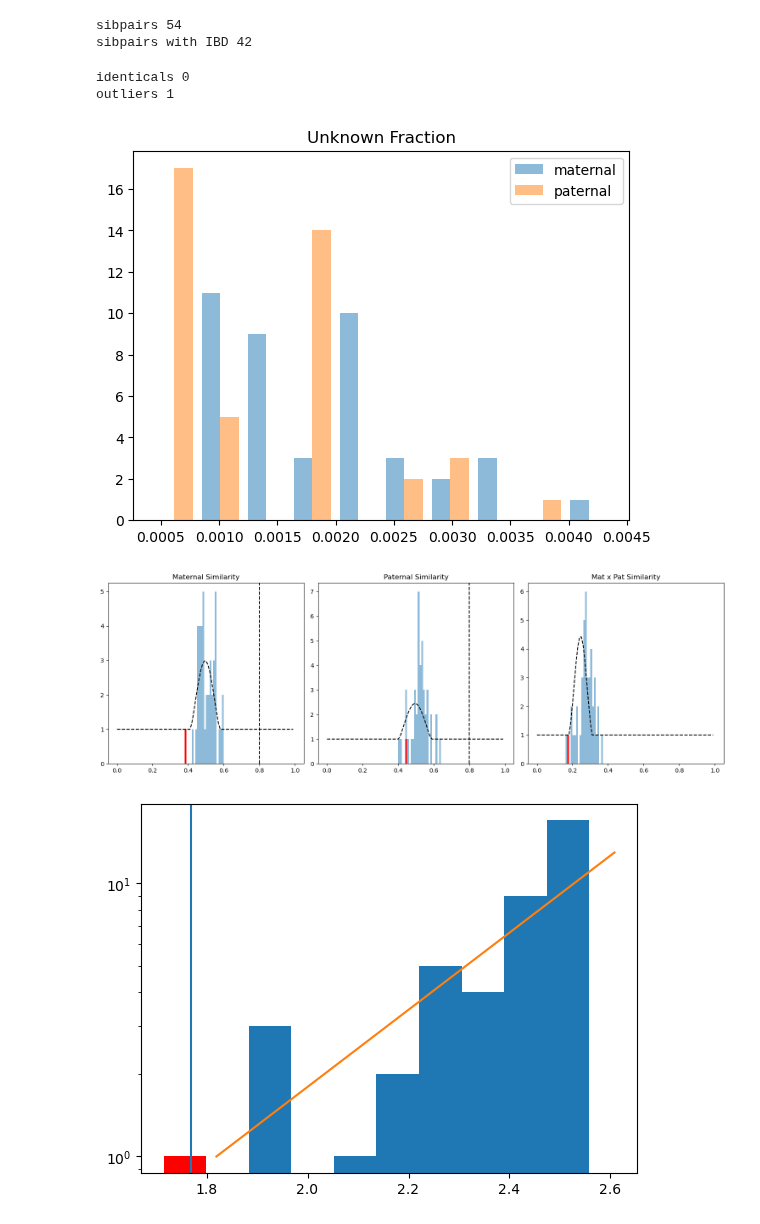
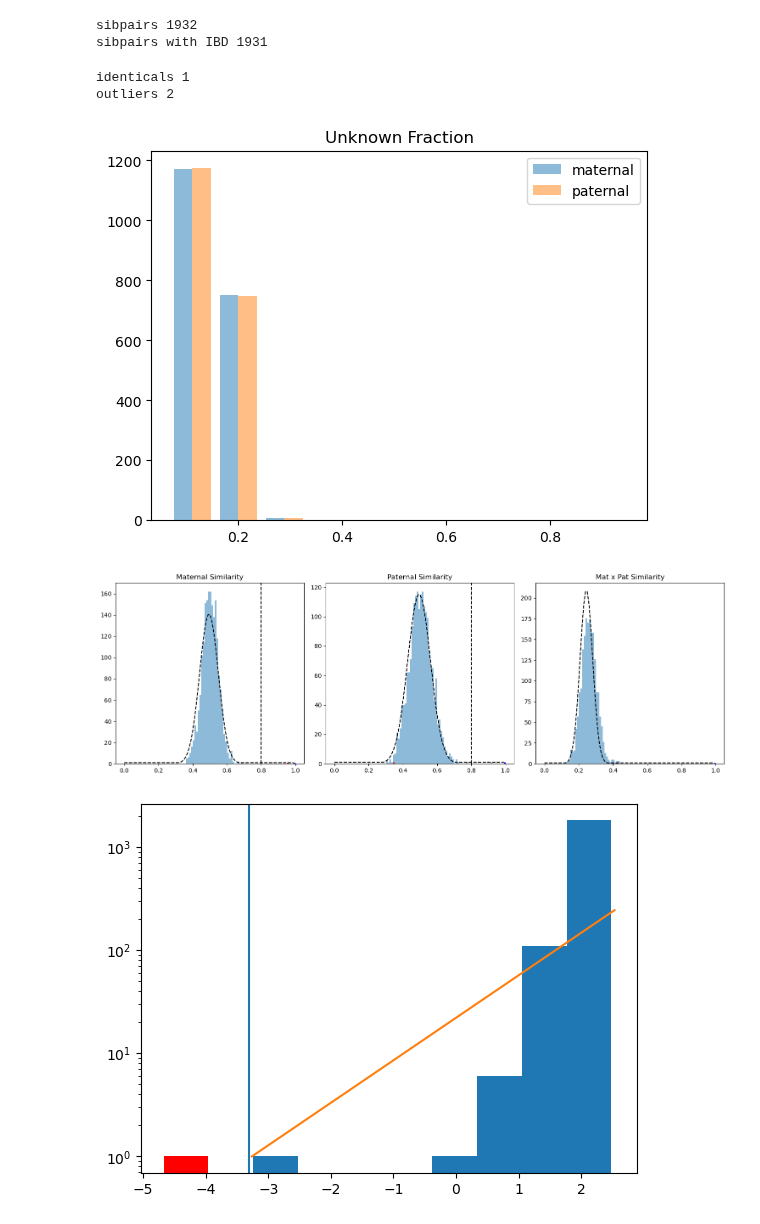
Before and after one commit to kpaskov/PhasingFamilies, a Jupyter notebook: qc/Visualize-Sibpair-IBD.ipynb, the cells around one changed output. Saved outputs shown, nothing was run; the diff lists cells and outputs as text; code cells hidden in the pictures.

```diff
--- a/qc/Visualize-Sibpair-IBD.ipynb
+++ b/qc/Visualize-Sibpair-IBD.ipynb
@@ -10,8 +10,8 @@ sys.path.append('../phase')
 from phase.input_output import PhaseData
 from phase.qc import OutlierDetector
 # %%
-#data_dir = '../../DATA/ssc.hg38'
-data_dir = '../../DATA/platinum'
+data_dir = '../../DATA/ssc.hg38'
+#data_dir = '../../DATA/platinum_sim'
 #phase_name = 'X'
 phase_name = None
 #phase_name = 'noHTS'
@@ -33,17 +33,17 @@ print('sibpairs', len(sibpairs))
 sibpairs = [x for x in sibpairs if x['maternal_ibd'] is not None and x['paternal_ibd'] is not None]
 print('sibpairs with IBD', len(sibpairs))
 # %% [output]
-sibpairs 54
-sibpairs with IBD 42
+sibpairs 1932
+sibpairs with IBD 1931
 # %%
 is_identical = np.array([x['is_identical'] for x in sibpairs])
-is_outlier = np.array([x['is_ibd_outlier'] for x in sibpairs])
+is_outlier = np.array([x['is_ibd_outlier'] for x in sibpairs], dtype=bool)
 
 print('identicals', np.sum(is_identical))
 print('outliers', np.sum(is_outlier))
 # %% [output]
-identicals 0
-outliers 1
+identicals 1
+outliers 2
 # %%
 plt.hist([[x['maternal_unknown_fraction'] for x in sibpairs],
           [x['paternal_unknown_fraction'] for x in sibpairs]],
@@ -52,7 +52,7 @@ plt.title('Unknown Fraction')
 plt.legend()
 plt.show()
 # %% [output]
-[figure, old version]
+[figure, new version]
 # %%
 mat_scores = np.array([x['maternal_ibd'] for x in sibpairs])
 pat_scores = np.array([x['paternal_ibd'] for x in sibpairs])
@@ -65,7 +65,8 @@ plt.figure(figsize=(15, 5))
 plt.subplot(1, 3, 1)
 plt.title('Maternal Similarity')
 plt.hist(mat_scores, alpha=0.5, bins=bins)#, log=True)
-plt.hist(mat_scores[is_outlier], color='red', bins=bins)#, log=True)
+if np.any(is_outlier):
+    plt.hist(mat_scores[is_outlier], color='red', bins=bins)#, log=True)
 plt.hist(mat_scores[is_identical], color='blue', bins=bins)#, log=True)
 
 p = 0.5
@@ -76,35 +77,36 @@ plt.plot(bins[:-1], np.clip(np.sum(~is_outlier)*model, 1, None), color='black',
 
 plt.axvline(0.8, color='black', linestyle='--')
 
 plt.subplot(1, 3, 2)
 plt.title('Paternal Similarity')
 plt.hist(pat_scores, alpha=0.5, bins=bins)#, log=True)
-plt.hist(pat_scores[is_outlier], color='red', bins=bins)#, log=True)
+if np.any(is_outlier):
+    plt.hist(pat_scores[is_outlier], color='red', bins=bins)#, log=True)
 plt.hist(pat_scores[is_identical], color='blue', bins=bins)#, log=True)
 
 n = 2*28
 model = stats.norm.cdf(bins[1:]*n, n*p, np.sqrt(n*p*(1-p)))-stats.norm.cdf(bins[:-1]*n, n*p, np.sqrt(n*p*(1-p)))
 model = model/np.sum(model)
 plt.plot(bins[:-1], np.clip(np.sum(~is_outlier)*model, 1, None), color='black', linestyle='--')
 
 plt.axvline(0.8, color='black', linestyle='--')
 
 plt.subplot(1, 3, 3)
 plt.title('Mat x Pat Similarity')
 plt.hist(both_scores, alpha=0.5, bins=bins)#, log=True)
 plt.hist(both_scores[is_outlier], color='red', bins=bins)#, log=True)
 plt.hist(both_scores[is_identical], color='blue', bins=bins)#, log=True)
 
 n = 2*28 + 2*42
 p = 0.25
 model = stats.norm.cdf(bins[1:]*n, n*p, np.sqrt(n*p*(1-p)))-stats.norm.cdf(bins[:-1]*n, n*p, np.sqrt(n*p*(1-p)))
 model = model/np.sum(model)
 plt.plot(bins[:-1], np.clip(np.sum(~is_outlier)*model, 1, None), color='black', linestyle='--')
 
 plt.tight_layout()
 plt.show()
 # %% [output]
-[figure, old version]
+[figure, new version]
 # %%
 detector = OutlierDetector(mat_scores[~is_identical], pat_scores[~is_identical], 0.1)
 scores = detector.score_samples(mat_scores, pat_scores)
@@ -117,7 +119,7 @@ plt.plot([outlier_cutoff+0.05, bins[-1]+0.05], [np.exp(m*outlier_cutoff+b), np.e
 plt.axvline(outlier_cutoff)
 plt.show()
 # %% [output]
-[figure, old version]
+[figure, new version]
 # %%
 xintervals = np.arange(x_min, x_max, 0.01)
 yintervals = np.arange(y_min, y_max, 0.01)
```
Also changed, not shown: parts of 4 cells of this notebook, 10 other files.
